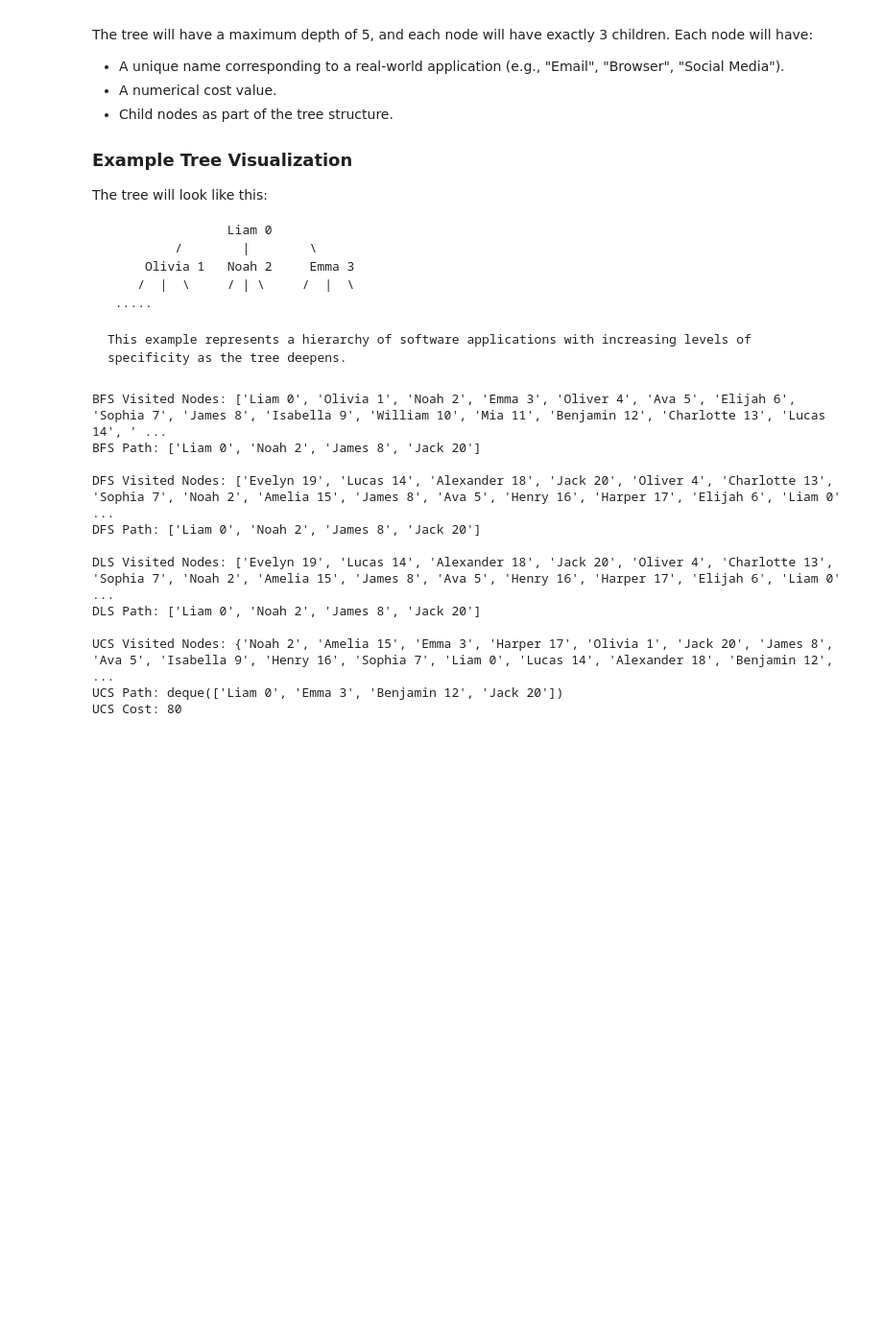
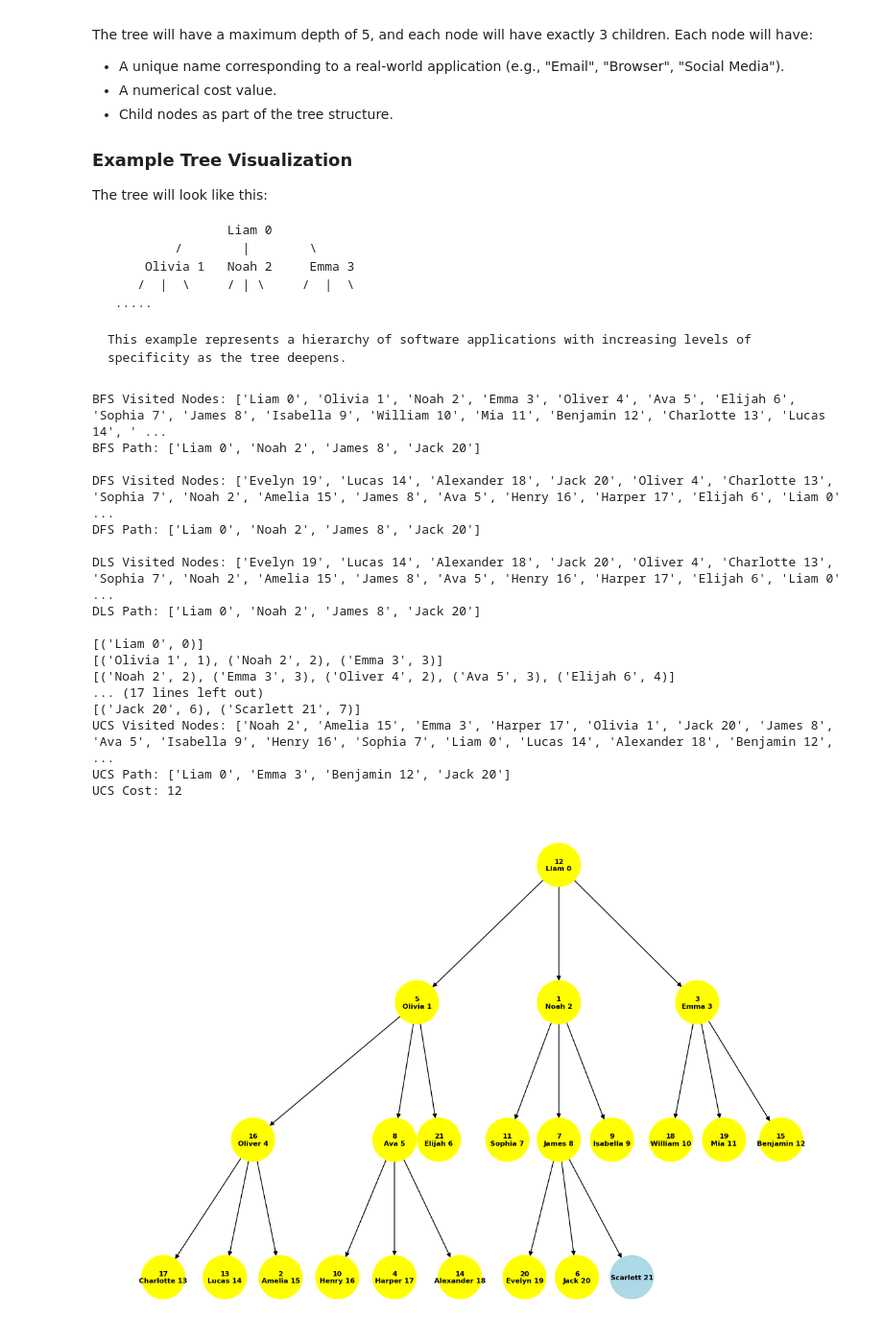
Before and after one commit to HuyVuong08/Artificial-Intelligence-Methods, a Jupyter notebook: Uninformed-TreeSearch-New.ipynb, the cells around one changed output. Shown at 96% size. Saved outputs shown, nothing was run; the diff lists cells and outputs as text; code cells hidden in the pictures; blank space fills up the shorter version.

```diff
--- a/Uninformed-TreeSearch-New.ipynb
+++ b/Uninformed-TreeSearch-New.ipynb
@@ -159,21 +159,21 @@ def bfs(root, target):
 # Uniform-Cost Search
 def ucs(root, target):
     counter = itertools.count()
-    heap, visited, path, total_cost = [(root.cost, next(counter), root, 0)], set(), deque(), 0
+    heap, visited, path, total_cost = [(root.cost, next(counter), root, 0, 0)], set(), deque(), 0
     while heap:
-        cost, _, node, level = heappop(heap)
+        print([(x[2].label, x[0]) for x in heap])
+        cost, _, node, level, total_cost = heappop(heap)
         while len(path) > level:
             path.pop()
         if node.label in visited:
             continue
         visited.add(node.label)
         path.append(node.label)
-        total_cost += cost
         if node.label == target:
-            return path, visited, total_cost
+            return list(path), list(visited), total_cost
         for child in node.children:
-            heappush(heap, (child.cost, next(counter), child, level + 1))
-    return None, visited, 0
+            heappush(heap, (child.cost, next(counter), child, level + 1, total_cost + child.cost))
+    return None, list(visited), 0
 
 ###############################################
 # Depth-First Search
@@ -240,37 +240,43 @@ if __name__ == "__main__":
     print("DFS Visited Nodes:", visited_dfs)
     print("DFS Path:", path_dfs)
     # visualize_tree(tree_root, visited_nodes=visited_dfs)
     print("")
 
     ###############################################
     # Depth-Limited Search
     path_dls, visited_dls = dls(tree_root, target_node, limit=3)
     print("DLS Visited Nodes:", visited_dls)
     print("DLS Path:", path_dls)
     # visualize_tree(tree_root, visited_nodes=visited_dls)
     print("")
 
     ###############################################
     # Depth-Limited Search
     path_ucs, visited_ucs, cost = ucs(tree_root, target_node)
     print("UCS Visited Nodes:", visited_ucs)
     print("UCS Path:", path_ucs)
     print("UCS Cost:", cost)
-    # visualize_tree(tree_root, visited_nodes=visited_ucs)
+    visualize_tree(tree_root, visited_nodes=visited_ucs)
     print("")
 # %% [output]
 BFS Visited Nodes: ['Liam 0', 'Olivia 1', 'Noah 2', 'Emma 3', 'Oliver 4', 'Ava 5', 'Elijah 6', 'Sophia 7', 'James 8', 'Isabella 9', 'William 10', 'Mia 11', 'Benjamin 12', 'Charlotte 13', 'Lucas 14', ' ...
 BFS Path: ['Liam 0', 'Noah 2', 'James 8', 'Jack 20']
 
 DFS Visited Nodes: ['Evelyn 19', 'Lucas 14', 'Alexander 18', 'Jack 20', 'Oliver 4', 'Charlotte 13', 'Sophia 7', 'Noah 2', 'Amelia 15', 'James 8', 'Ava 5', 'Henry 16', 'Harper 17', 'Elijah 6', 'Liam 0' ...
 DFS Path: ['Liam 0', 'Noah 2', 'James 8', 'Jack 20']
 
 DLS Visited Nodes: ['Evelyn 19', 'Lucas 14', 'Alexander 18', 'Jack 20', 'Oliver 4', 'Charlotte 13', 'Sophia 7', 'Noah 2', 'Amelia 15', 'James 8', 'Ava 5', 'Henry 16', 'Harper 17', 'Elijah 6', 'Liam 0' ...
 DLS Path: ['Liam 0', 'Noah 2', 'James 8', 'Jack 20']
 
-UCS Visited Nodes: {'Noah 2', 'Amelia 15', 'Emma 3', 'Harper 17', 'Olivia 1', 'Jack 20', 'James 8', 'Ava 5', 'Isabella 9', 'Henry 16', 'Sophia 7', 'Liam 0', 'Lucas 14', 'Alexander 18', 'Benjamin 12',  ...
-UCS Path: deque(['Liam 0', 'Emma 3', 'Benjamin 12', 'Jack 20'])
-UCS Cost: 80
+[('Liam 0', 0)]
+[('Olivia 1', 1), ('Noah 2', 2), ('Emma 3', 3)]
+[('Noah 2', 2), ('Emma 3', 3), ('Oliver 4', 2), ('Ava 5', 3), ('Elijah 6', 4)]
+... (17 lines left out)
+[('Jack 20', 6), ('Scarlett 21', 7)]
+UCS Visited Nodes: ['Noah 2', 'Amelia 15', 'Emma 3', 'Harper 17', 'Olivia 1', 'Jack 20', 'James 8', 'Ava 5', 'Isabella 9', 'Henry 16', 'Sophia 7', 'Liam 0', 'Lucas 14', 'Alexander 18', 'Benjamin 12',  ...
+UCS Path: ['Liam 0', 'Emma 3', 'Benjamin 12', 'Jack 20']
+UCS Cost: 12
+[figure, added]
 # %% [markdown]
 ### Example Tree Visualization Output
 
```
